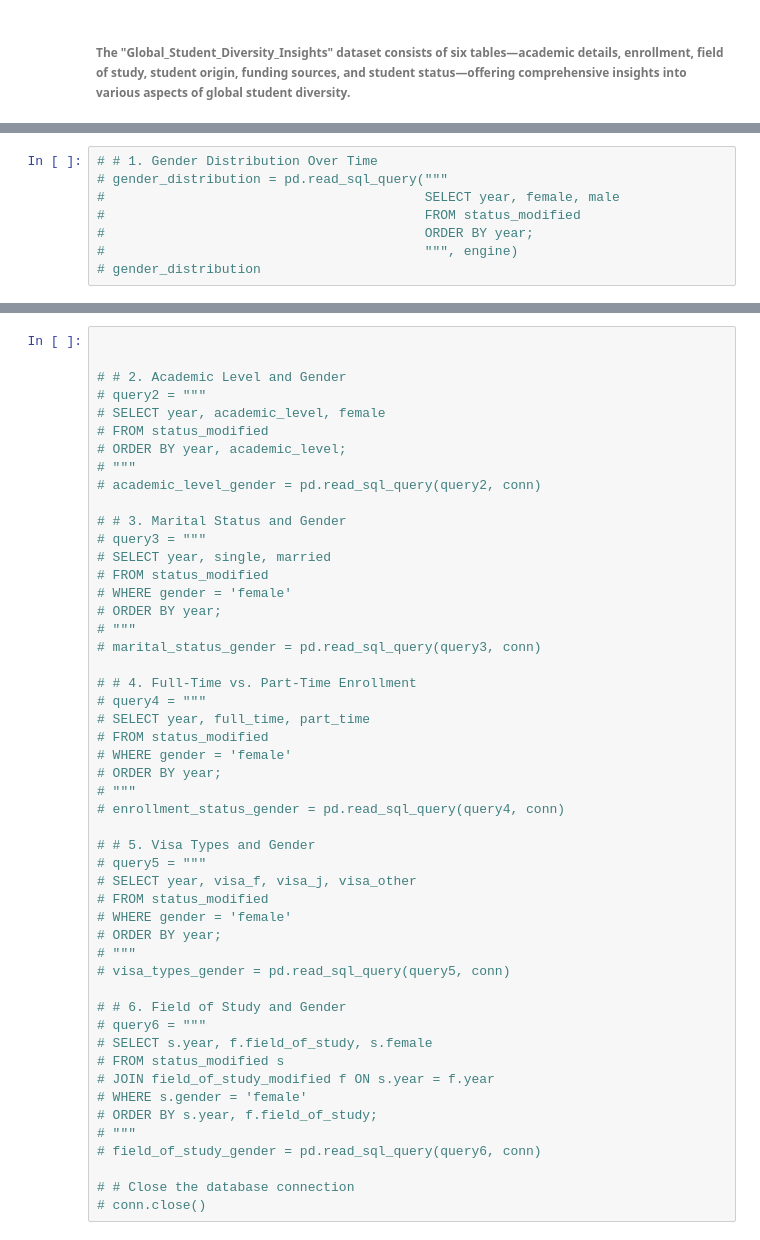
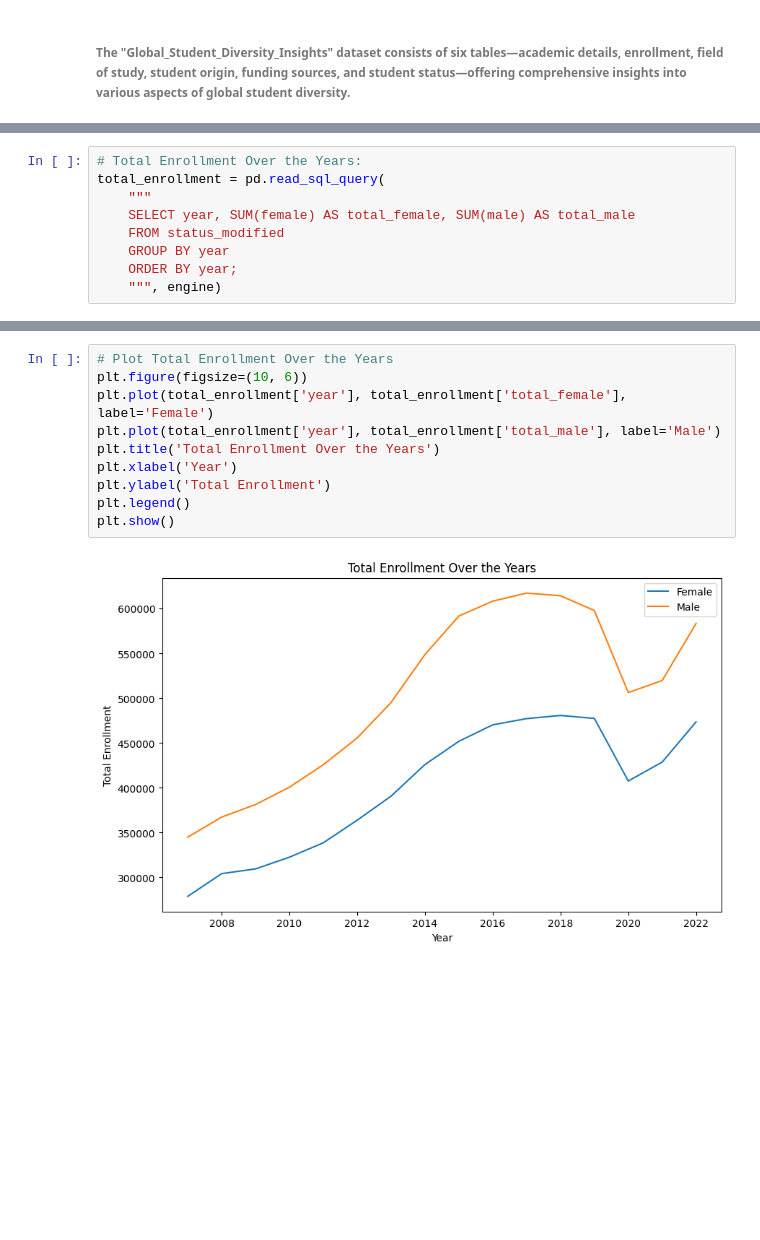
Before and after one commit to mirna1983/Global-Student-Diversity-Insights, a Jupyter notebook: Project.ipynb, the cells around one changed output, grey strips where cells are left out. Drawn from its saved outputs; the diff is of its cells as text; blank space fills up the shorter version.

```diff
--- a/Project.ipynb
+++ b/Project.ipynb
@@ -189,8 +327,9 @@ JoinTables
 # %%
-# # 1. Gender Distribution Over Time
-# gender_distribution = pd.read_sql_query("""
-#                                         SELECT year, female, male
-#                                         FROM status_modified
-#                                         ORDER BY year;
-#                                         """, engine)
-# gender_distribution
+# Total Enrollment Over the Years:
+total_enrollment = pd.read_sql_query(
+    """
+    SELECT year, SUM(female) AS total_female, SUM(male) AS total_male
+    FROM status_modified
+    GROUP BY year
+    ORDER BY year;
+    """, engine)
@@ -210,50 +336,12 @@ JoinTables
-# %%
-
-
-# # 2. Academic Level and Gender
-# query2 = """
-# SELECT year, academic_level, female
-# FROM status_modified
-# ORDER BY year, academic_level;
-# """
-# academic_level_gender = pd.read_sql_query(query2, conn)
-
-# # 3. Marital Status and Gender
-# query3 = """
-# SELECT year, single, married
-# FROM status_modified
-# WHERE gender = 'female'
-# ORDER BY year;
-# """
-# marital_status_gender = pd.read_sql_query(query3, conn)
-
-# # 4. Full-Time vs. Part-Time Enrollment
-# query4 = """
-# SELECT year, full_time, part_time
-# FROM status_modified
-# WHERE gender = 'female'
-# ORDER BY year;
-# """
-# enrollment_status_gender = pd.read_sql_query(query4, conn)
-
-# # 5. Visa Types and Gender
-# query5 = """
-# SELECT year, visa_f, visa_j, visa_other
-# FROM status_modified
-# WHERE gender = 'female'
-# ORDER BY year;
-# """
-# visa_types_gender = pd.read_sql_query(query5, conn)
-
-# # 6. Field of Study and Gender
-# query6 = """
-# SELECT s.year, f.field_of_study, s.female
-# FROM status_modified s
-# JOIN field_of_study_modified f ON s.year = f.year
-# WHERE s.gender = 'female'
-# ORDER BY s.year, f.field_of_study;
-# """
-# field_of_study_gender = pd.read_sql_query(query6, conn)
-
-# # Close the database connection
-# conn.close()
+# %%
+# Plot Total Enrollment Over the Years
+plt.figure(figsize=(10, 6))
+plt.plot(total_enrollment['year'], total_enrollment['total_female'], label='Female')
+plt.plot(total_enrollment['year'], total_enrollment['total_male'], label='Male')
+plt.title('Total Enrollment Over the Years')
+plt.xlabel('Year')
+plt.ylabel('Total Enrollment')
+plt.legend()
+plt.show()
+# %% [output]
+[figure, added]
```
Also changed, not shown: parts of 39 cells of this notebook.
